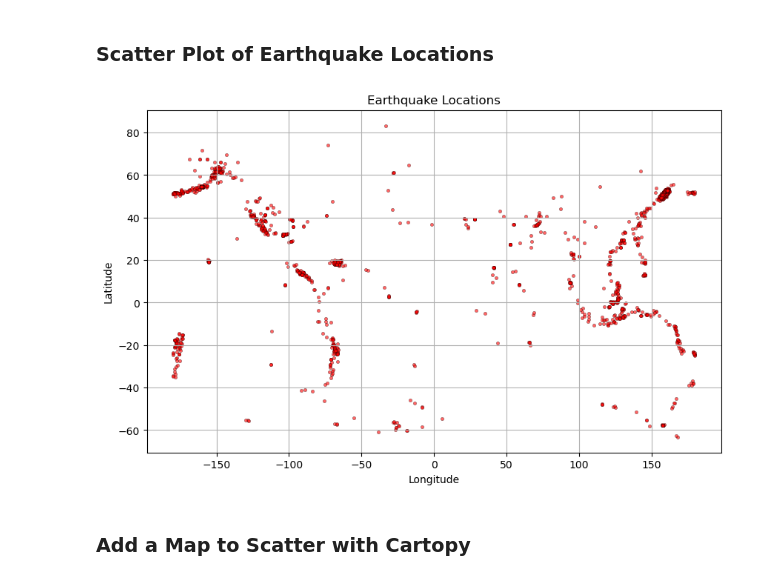
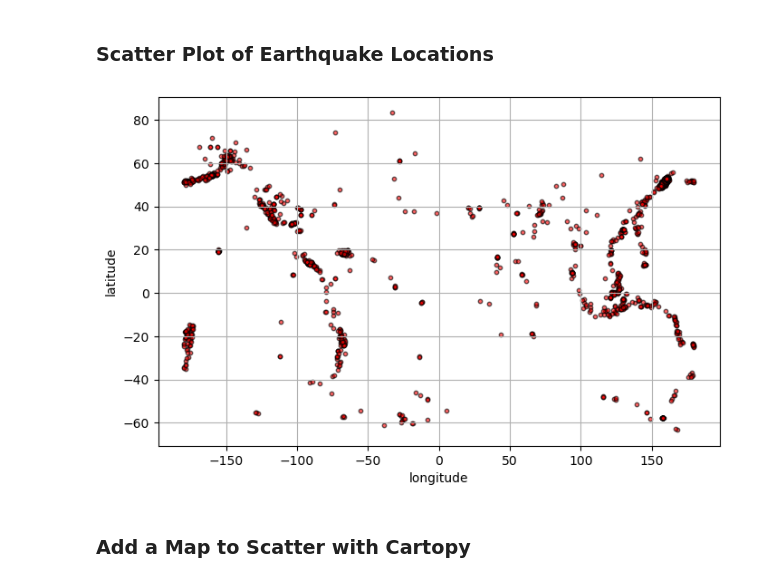
Before and after one commit to eldavenport/SIO-PythonEarthScience, a Jupyter notebook: docs/in_workshop/python_earth_science/pandas.ipynb, the cells around one changed output. Cells and saved outputs as stored; diff of their text form; code cells hidden in the pictures.

```diff
--- a/docs/in_workshop/python_earth_science/pandas.ipynb
+++ b/docs/in_workshop/python_earth_science/pandas.ipynb
@@ -276,16 +274,14 @@ plt.show()
 # %% [markdown]
 ### **Scatter Plot of Earthquake Locations**
 # %%
-plt.figure(figsize=(10,6))
-plt.scatter(df['longitude'], df['latitude'], s=10, alpha=0.6, c='red', edgecolors='k', linewidth=0.3)
+fig, ax = plt.subplots(figsize=(8,5))
 
-plt.title('Earthquake Locations')
-plt.xlabel('Longitude')
-plt.ylabel('Latitude')
-plt.grid(True)
-plt.show()
+ax.scatter(df['longitude'],df['latitude'],s=10, alpha=0.6,c='red',edgecolors='black')
+ax.set_xlabel('longitude')
+ax.set_ylabel('latitude')
+ax.grid(True)
 # %% [output]
-[figure, old version]
+[figure, new version]
 # %% [markdown]
 ### **Add a Map to Scatter with Cartopy**
 # %%
```
Also changed, not shown: parts of 3 cells of this notebook, 2 other files.
